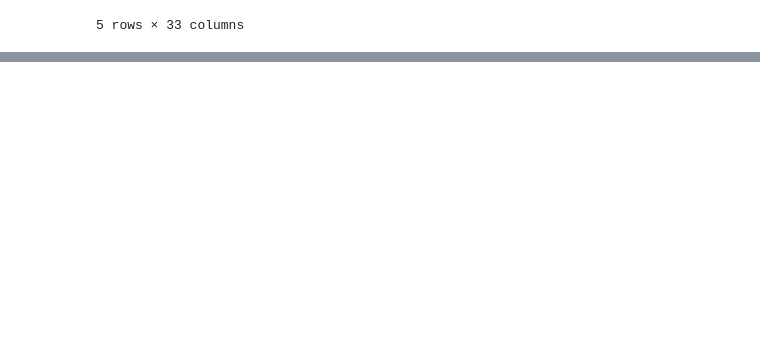
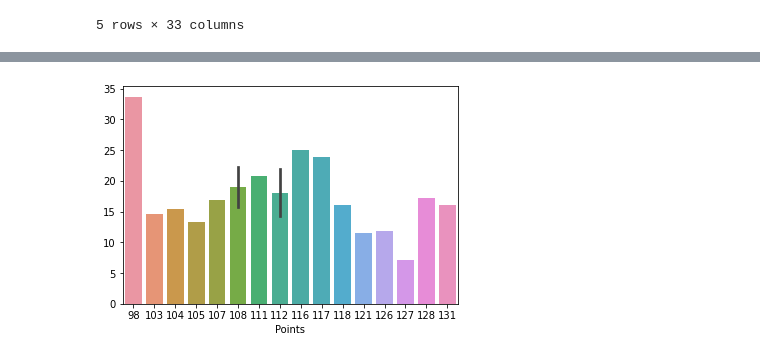
Before and after one commit to dingjamma/LHLFinalProject, a Jupyter notebook: data.ipynb, the cells around one changed output, grey strips where cells are left out. Saved outputs shown, nothing was run; the diff lists cells and outputs as text; code cells hidden in the pictures; blank space fills up the shorter version.

```diff
--- a/data.ipynb
+++ b/data.ipynb
@@ -66,3 +105,6 @@ ax = sns.barplot(x=df["Away_Team"].sample(16), y=df["Away_Free_Throw_%"])
 # %%
 #Looking at Free Throw in home court advantage, Free Throw points / Total Points
 FTP_TP = round((df['Free_Throw']/df['Points']*100),2)
+# %%
+#Same but Away
+FTP_A = round((df['Away_Free_Throw']/df['Points']*100),2)
@@ -68,0 +116,4 @@ FTP_TP = round((df['Free_Throw']/df['Points']*100),2)
+# %%
+axe = sns.barplot(y=FTP_A, x=df["Points"].head(20))
+# %% [output]
+[figure, added]
```
Also changed, not shown: parts of 21 cells of this notebook.
